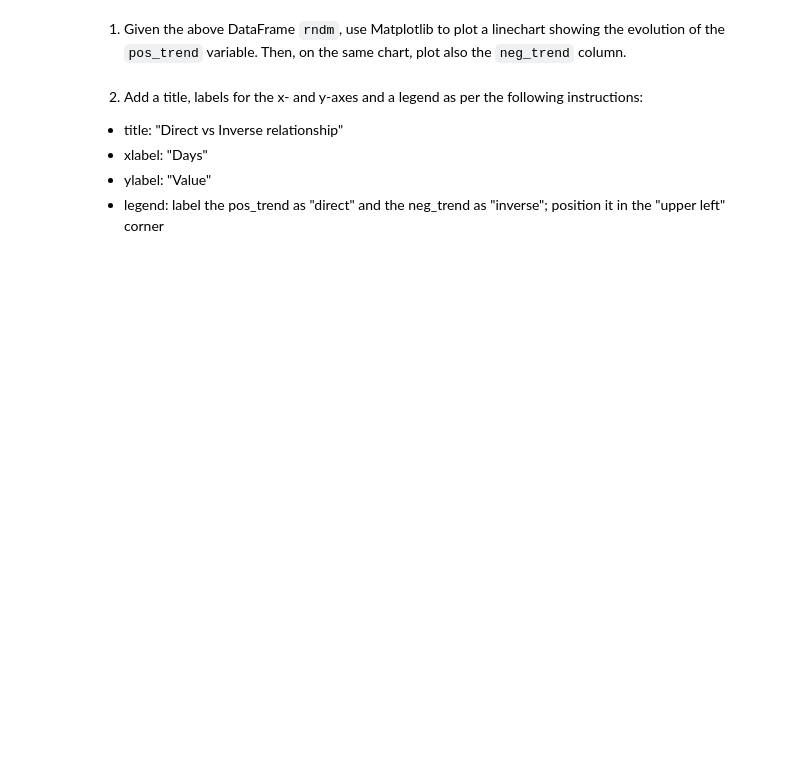
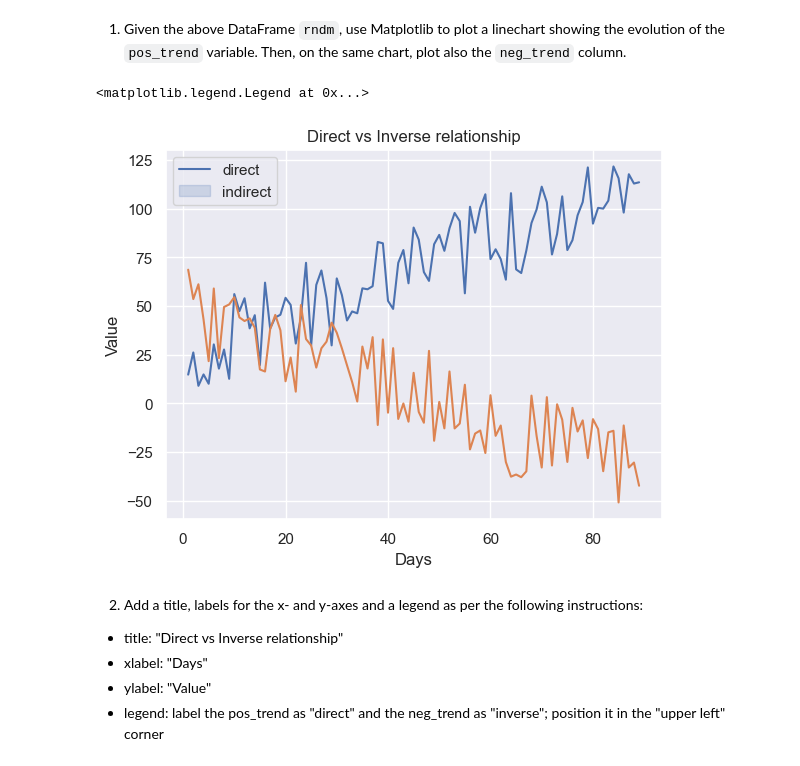
Before and after one commit to extra-jalapenos/python-matplot-and-seaborn, a Jupyter notebook: 6b Homework.ipynb, the cells around one changed output. Cells and saved outputs as stored; diff of their text form; code cells hidden in the pictures; blank space fills up the shorter version.

```diff
--- a/6b Homework.ipynb
+++ b/6b Homework.ipynb
@@ -31,5 +31,15 @@ rndm.head()
 # %% [markdown]
 1. Given the above DataFrame `rndm`, use Matplotlib to plot a linechart showing the evolution of the `pos_trend` variable. Then, on the same chart, plot also the `neg_trend` column.
+# %%
+plot = sns.lineplot(rndm, x="day_number", y="pos_trend")
+plot = sns.lineplot(rndm, x="day_number", y="neg_trend")
+plot.set_title("Direct vs Inverse relationship")
+plot.set_xlabel("Days")
+plot.set_ylabel("Value")
+plot.legend(labels=["direct", "indirect"])
+# %% [output]
+<matplotlib.legend.Legend at 0x...>
+[figure, added]
 # %% [markdown]
 2. Add a title, labels for the x- and y-axes and a legend as per the following instructions:
 - title: "Direct vs Inverse relationship"
```
Also changed, not shown: parts of 7 cells of this notebook.
